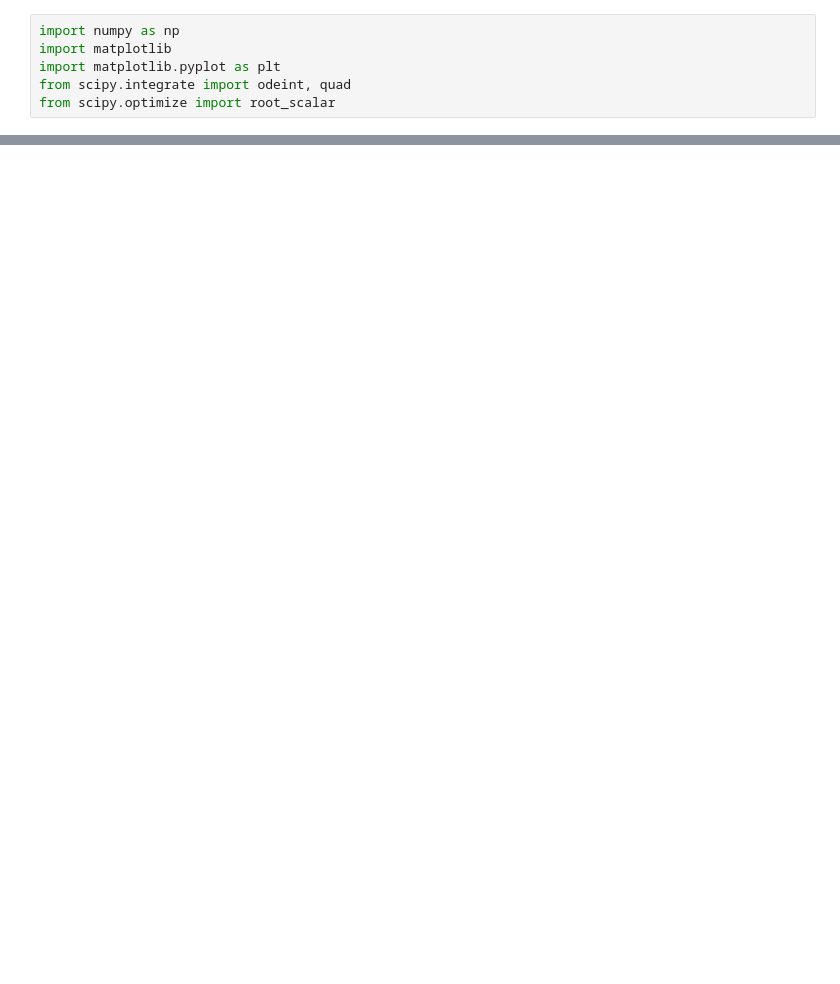
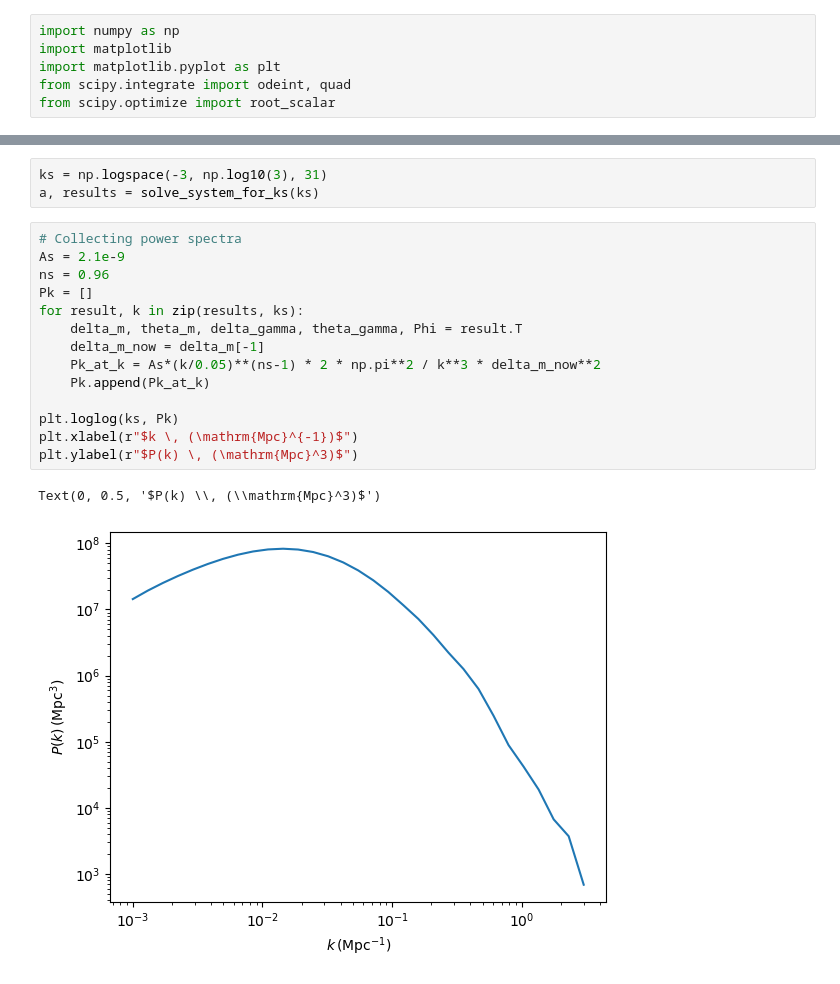
Before and after one commit to joaoreboucas1/einstein_boltzmann, a Jupyter notebook: growth.ipynb, the cells around one changed output, grey strips where cells are left out. Drawn from its saved outputs; the diff is of its cells as text; blank space fills up the shorter version.

```diff
--- a/growth.ipynb
+++ b/growth.ipynb
@@ -134,0 +156,20 @@ plt.savefig("deltas.pdf")
+# %%
+ks = np.logspace(-3, np.log10(3), 31)
+a, results = solve_system_for_ks(ks)
+# %%
+# Collecting power spectra
+As = 2.1e-9
+ns = 0.96
+Pk = []
+for result, k in zip(results, ks):
+    delta_m, theta_m, delta_gamma, theta_gamma, Phi = result.T
+    delta_m_now = delta_m[-1]
+    Pk_at_k = As*(k/0.05)**(ns-1) * 2 * np.pi**2 / k**3 * delta_m_now**2
+    Pk.append(Pk_at_k)
+
+plt.loglog(ks, Pk)
+plt.xlabel(r"$k \, (\mathrm{Mpc}^{-1})$")
+plt.ylabel(r"$P(k) \, (\mathrm{Mpc}^3)$")
+# %% [output]
+Text(0, 0.5, '$P(k) \\, (\\mathrm{Mpc}^3)$')
+[figure, added]
```
Also changed, not shown: parts of 6 cells of this notebook, 1 other file.
